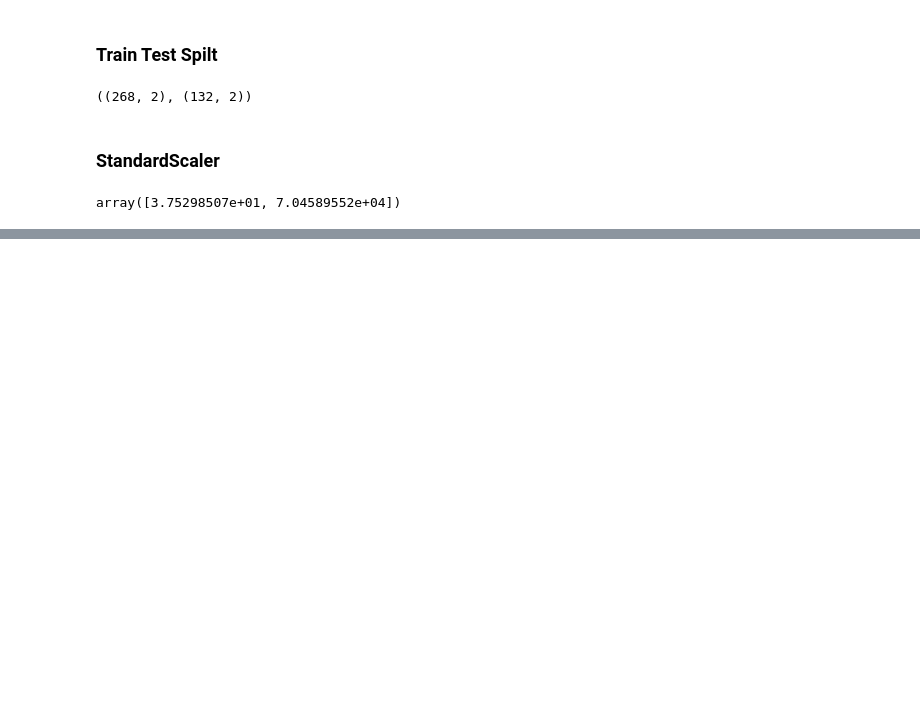
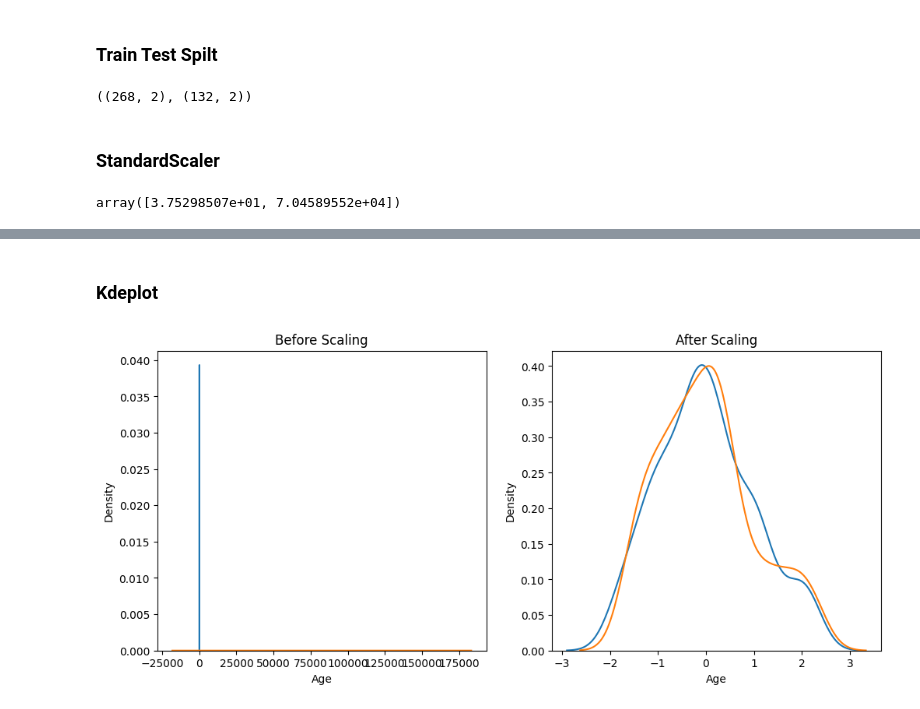
Before and after one commit to pronad1/ML-DL, a Jupyter notebook: 100 days ml/day-24_standardization/standardization.ipynb, the cells around one changed output, grey strips where cells are left out. Saved outputs shown, nothing was run; the diff lists cells and outputs as text; code cells hidden in the pictures; blank space fills up the shorter version.

```diff
--- a/100 days ml/day-24_standardization/standardization.ipynb
+++ b/100 days ml/day-24_standardization/standardization.ipynb
@@ -52,0 +105,17 @@ array([3.75298507e+01, 7.04589552e+04])
+# %% [markdown]
+### Kdeplot
+# %%
+fig, (ax1, ax2) = plt.subplots(1, 2, figsize=(12, 5))
+
+# Before Scaling
+ax1.set_title('Before Scaling')
+sns.kdeplot(X_train['Age'], ax=ax1, label='Age')
+sns.kdeplot(X_train['EstimatedSalary'], ax=ax1, label='EstimatedSalary')
+
+# After Scaling
+ax2.set_title('After Scaling')
+sns.kdeplot(X_train_scaled['Age'], ax=ax2, label='Age')
+sns.kdeplot(X_train_scaled['EstimatedSalary'], ax=ax2, label='EstimatedSalary')
+plt.show()
+# %% [output]
+[figure, added]
```
Also changed, not shown: parts of 31 cells of this notebook.
